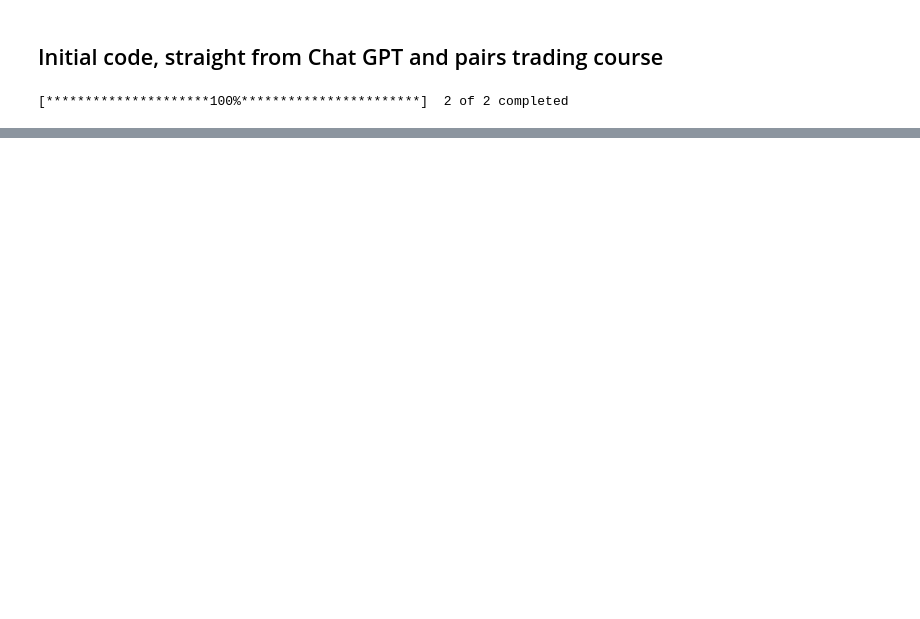
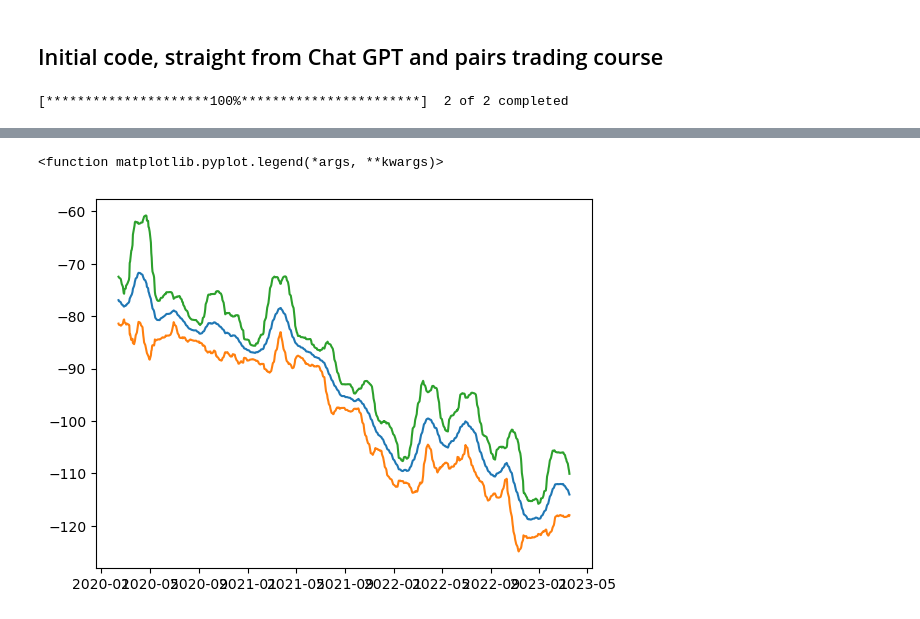
Before and after one commit to flapdragon/pairs-trading, a Jupyter notebook: Pairs Trading.ipynb, the cells around one changed output, grey strips where cells are left out. Cells and saved outputs as stored; diff of their text form; code cells hidden in the pictures; blank space fills up the shorter version.

```diff
--- a/Pairs Trading.ipynb
+++ b/Pairs Trading.ipynb
@@ -73,0 +74,8 @@ plt.show()
+# %%
+plt.plot(spread_mean, label="spread")
+plt.plot(lower_bound, label="LB")
+plt.plot(upper_bound, label="UB")
+plt.legend
+# %% [output]
+<function matplotlib.pyplot.legend(*args, **kwargs)>
+[figure, added]
```
Also changed, not shown: parts of 5 cells of this notebook.
